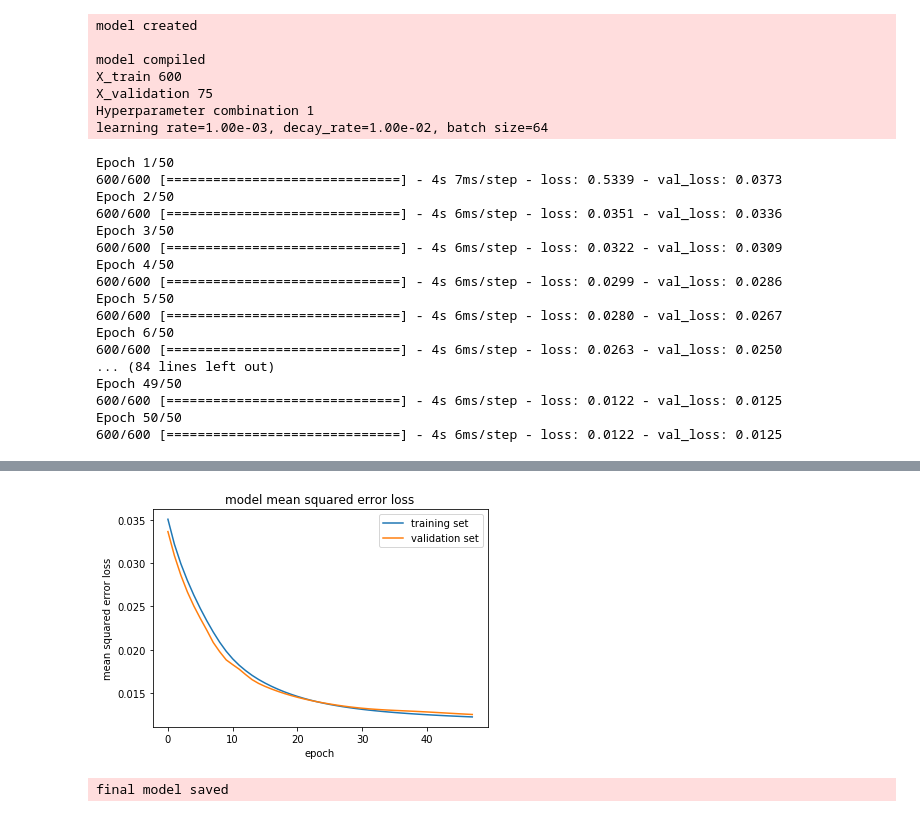
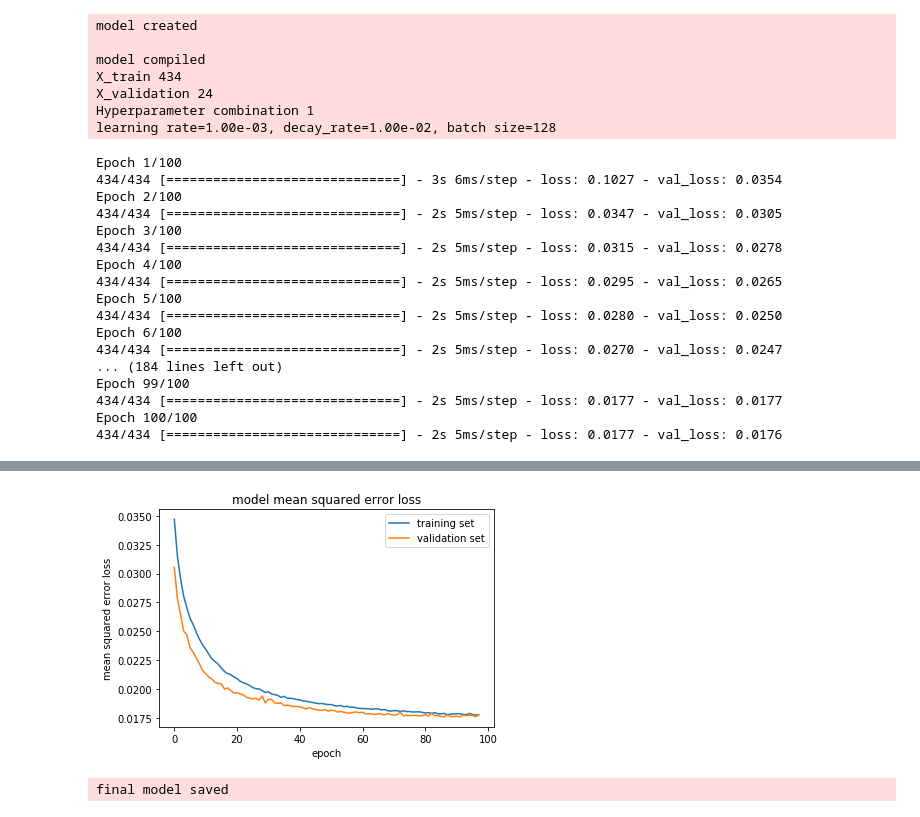
Before and after one commit to WangYuanMike/CarND-Behavioral-Cloning-P3, a Jupyter notebook: model.ipynb, the cells around one changed output, grey strips where cells are left out. Drawn from its saved outputs; the diff is of its cells as text; code cells hidden in the pictures.

Commit message:
Train ResNet model without crop

```diff
--- a/model.ipynb
+++ b/model.ipynb
@@ -9,10 +9,10 @@ print(np.shape(image))
 plt.imshow(image)
 plt.show()
 
-image = image[65:135, 0:320]
-print(np.shape(image))
-plt.imshow(image)
-plt.show()
+#image = image[65:135, 0:320]
+#print(np.shape(image))
+#plt.imshow(image)
+#plt.show()
 
 image = cv2.resize(image, (224, 224))
 plt.imshow(image)
@@ -189,7 +192,7 @@ from sklearn.model_selection import train_test_split
 from sklearn.utils import shuffle
 from keras import applications
 from keras.models import Sequential, Model
-from keras.layers import Flatten, Dense, Lambda, Cropping2D, Input
+from keras.layers import Flatten, Dense, Lambda, Cropping2D, Input, Dropout
 from keras import optimizers
 import tensorflow as tf
 
@@ -208,11 +211,11 @@ def transfer_learning_generator(X_samples, y_samples, batch_size=64):
             batch_X = X_samples[offset:offset+batch_size]
             batch_y = y_samples[offset:offset+batch_size]
             if len(batch_X) != batch_size or len(batch_y) != batch_size:
-                logger.info('X_sampels {}'.format(len(X_samples)))
-                logger.info('offset {} batch_size {}'.format(offset, batch_size))
-                logger.info('offset // batch_size {}'.format(offset // batch_size))
-                logger.info('batch_X {}'.format(len(batch_X)))
-                logger.info('batch_y {}'.format(len(batch_y)))
+                logger.debug('X_sampels {}'.format(len(X_samples)))
+                logger.debug('offset {} batch_size {}'.format(offset, batch_size))
+                logger.debug('offset // batch_size {}'.format(offset // batch_size))
+                logger.debug('batch_X {}'.format(len(batch_X)))
+                logger.debug('batch_y {}'.format(len(batch_y)))
                 continue
             yield batch_X, batch_y
 
@@ -226,8 +229,9 @@ y_validation = np.load('bottleneck_labels_validation.npy')
 #learning_rates = 10 ** np.random.uniform(0, 2, 10)
 learning_rates = [1e-3]
 decay_rates = [1e-2]
-batch_sizes = [64]
-num_epoch = 50
+batch_sizes = [128]
+dropout_rate = 0.3
+num_epoch = 100
 
 # model and history object of various hyperparameters combinations
 hyperparameter_dict = {}
@@ -237,10 +241,9 @@ best_model_history = None
 # Create NVIDIA model
 model = Sequential()
 model.add(Flatten(input_shape=X_train.shape[1:]))
-model.add(Dense(512))
-model.add(Dense(128))
-model.add(Dense(32))
-model.add(Dense(8))
+model.add(Dense(256))
+model.add(Dense(16))
+model.add(Dropout(dropout_rate))
 model.add(Dense(1))
 
 logger.info('model created')
@@ -323,27 +326,27 @@ logger.info('final model saved')
 model created
 
 model compiled
-X_train 600
-X_validation 75
+X_train 434
+X_validation 24
 Hyperparameter combination 1
-learning rate=1.00e-03, decay_rate=1.00e-02, batch size=64
+learning rate=1.00e-03, decay_rate=1.00e-02, batch size=128
-Epoch 1/50
-600/600 [==============================] - 4s 7ms/step - loss: 0.5339 - val_loss: 0.0373
-Epoch 2/50
-600/600 [==============================] - 4s 6ms/step - loss: 0.0351 - val_loss: 0.0336
-Epoch 3/50
-600/600 [==============================] - 4s 6ms/step - loss: 0.0322 - val_loss: 0.0309
-Epoch 4/50
-600/600 [==============================] - 4s 6ms/step - loss: 0.0299 - val_loss: 0.0286
-Epoch 5/50
-600/600 [==============================] - 4s 6ms/step - loss: 0.0280 - val_loss: 0.0267
-Epoch 6/50
-600/600 [==============================] - 4s 6ms/step - loss: 0.0263 - val_loss: 0.0250
-... (84 lines left out)
-Epoch 49/50
-600/600 [==============================] - 4s 6ms/step - loss: 0.0122 - val_loss: 0.0125
-Epoch 50/50
-600/600 [==============================] - 4s 6ms/step - loss: 0.0122 - val_loss: 0.0125
+Epoch 1/100
+434/434 [==============================] - 3s 6ms/step - loss: 0.1027 - val_loss: 0.0354
+Epoch 2/100
+434/434 [==============================] - 2s 5ms/step - loss: 0.0347 - val_loss: 0.0305
+Epoch 3/100
+434/434 [==============================] - 2s 5ms/step - loss: 0.0315 - val_loss: 0.0278
+Epoch 4/100
+434/434 [==============================] - 2s 5ms/step - loss: 0.0295 - val_loss: 0.0265
+Epoch 5/100
+434/434 [==============================] - 2s 5ms/step - loss: 0.0280 - val_loss: 0.0250
+Epoch 6/100
+434/434 [==============================] - 2s 5ms/step - loss: 0.0270 - val_loss: 0.0247
+... (184 lines left out)
+Epoch 99/100
+434/434 [==============================] - 2s 5ms/step - loss: 0.0177 - val_loss: 0.0177
+Epoch 100/100
+434/434 [==============================] - 2s 5ms/step - loss: 0.0177 - val_loss: 0.0176
 model trained
 Best model so far. Model saved.
 
@@ -352,2 +355,2 @@ learning rate=1.00e-03, decay_rate=1.00e-02, batch size=64, train loss=0.012, va
-[figure, old version]
+[figure, new version]
 final model saved
```
Also changed, not shown: parts of 3 cells of this notebook.
